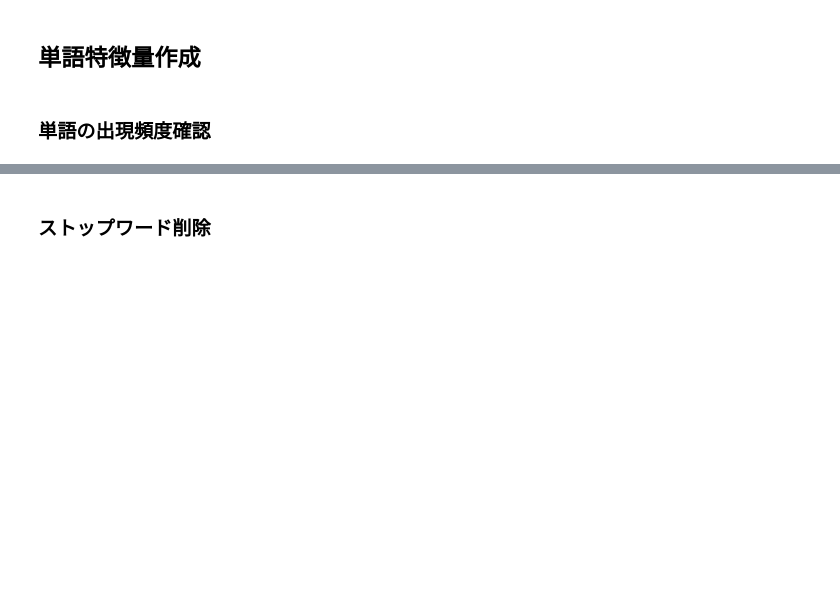
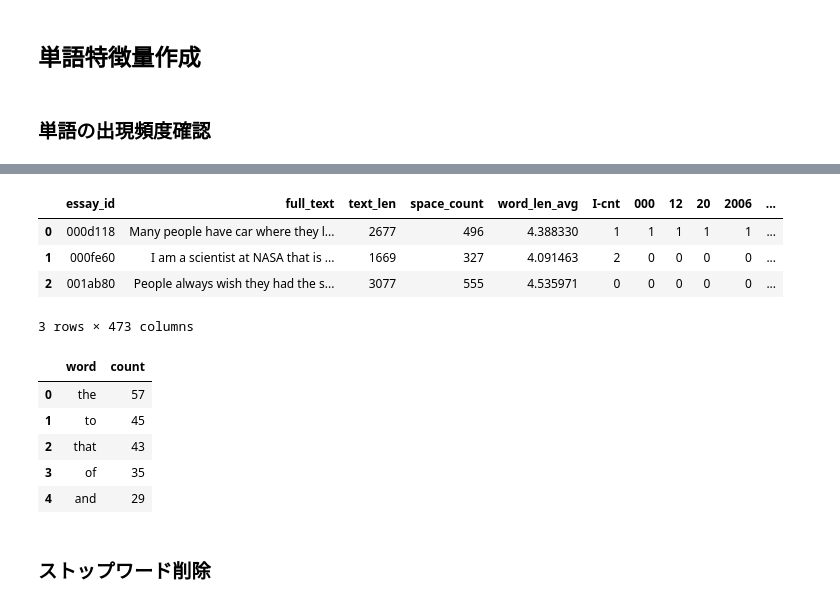
Before and after one commit to okmttkm/datascience_training, a Jupyter notebook: processed.ipynb, the cells around one changed output, grey strips where cells are left out. Drawn from its saved outputs; the diff is of its cells as text; code cells hidden in the pictures; blank space fills up the shorter version.

```diff
--- a/processed.ipynb
+++ b/processed.ipynb
@@ -404,8 +463,20 @@ display(word_df_train.head())
 # %%
 #テストデータのテキストを単語に分解
-test_df, word_df_test = check_freq(test_df)
+test_df, word_df_test = check_freq(processed_test)
 display(test_df.head())
 display(word_df_test.head())
+# %% [output]
+|  | essay_id | full_text | text_len | space_count | word_len_avg | I-cnt | 000 | 12 | 20 | 2006 | ... |
+| 0 | 000d118 | Many people have car where they l... | 2677 | 496 | 4.388330 | 1 | 1 | 1 | 1 | 1 | ... |
+| 1 | 000fe60 | I am a scientist at NASA that is ... | 1669 | 327 | 4.091463 | 2 | 0 | 0 | 0 | 0 | ... |
+| 2 | 001ab80 | People always wish they had the s... | 3077 | 555 | 4.535971 | 0 | 0 | 0 | 0 | 0 | ... |
+3 rows × 473 columns
+|  | word | count |
+| 0 | the | 57 |
+| 1 | to | 45 |
+| 2 | that | 43 |
+| 3 | of | 35 |
+| 4 | and | 29 |
 # %% [markdown]
 ### ストップワード削除
 # %%
```
Also changed, not shown: parts of 31 cells of this notebook.
